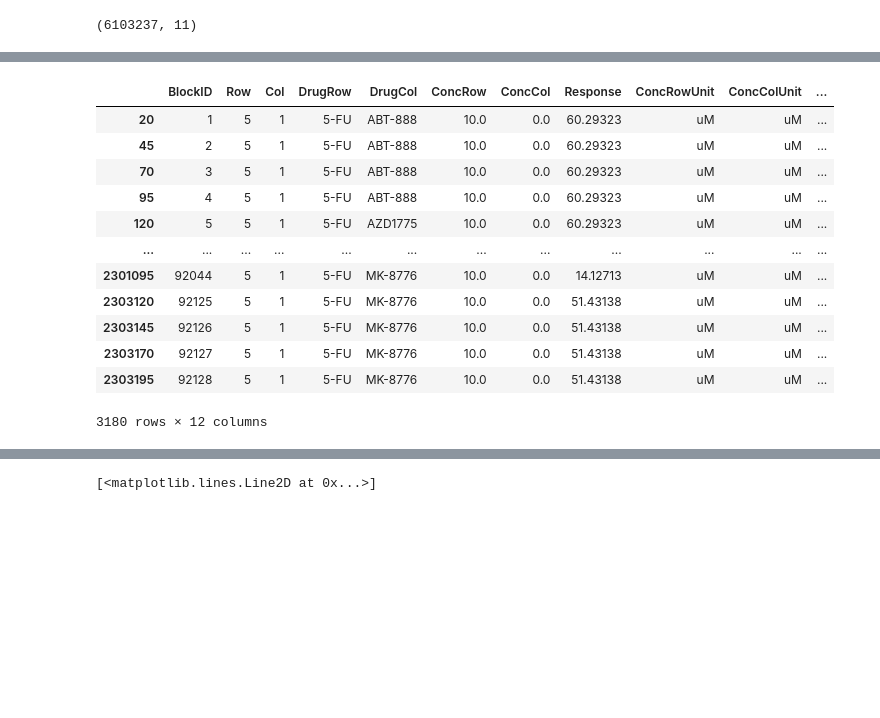
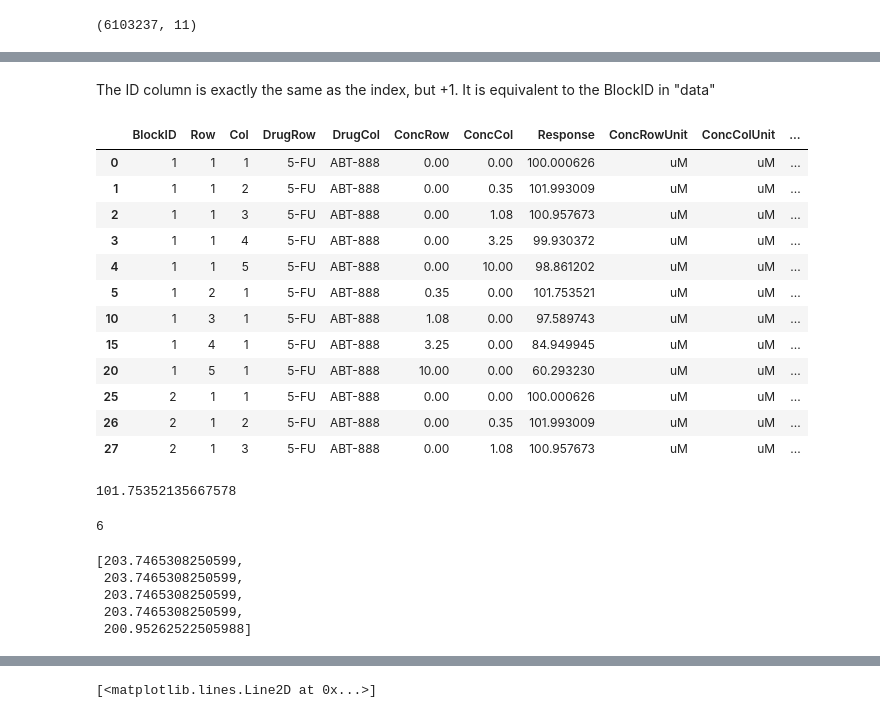
Before and after one commit to stefanhuber1510/marbleProject, a Jupyter notebook: scoring/reconstructGlobalClassifier.ipynb, the cells around one changed output, grey strips where cells are left out. Saved outputs shown, nothing was run; the diff lists cells and outputs as text; code cells hidden in the pictures; blank space fills up the shorter version.

```diff
--- a/scoring/reconstructGlobalClassifier.ipynb
+++ b/scoring/reconstructGlobalClassifier.ipynb
@@ -48,16 +69,31 @@ data[data["ConcCol"]==0].groupby(["DrugRow","Cell line"]).mean()
+# %% [markdown]
+The ID column is exactly the same as the index, but +1. It is equivalent to the BlockID in "data"
 # %%
-data[data["DrugRow"]=="5-FU"][data["ConcCol"]==0][data["ConcRow"]==10]
+monotherapy = data[ (data["ConcRow"]==0) | (data["ConcCol"]==0)]
+del data
-# %% [output]
-|  | BlockID | Row | Col | DrugRow | DrugCol | ConcRow | ConcCol | Response | ConcRowUnit | ConcColUnit | ... |
-| 20 | 1 | 5 | 1 | 5-FU | ABT-888 | 10.0 | 0.0 | 60.29323 | uM | uM | ... |
-| 45 | 2 | 5 | 1 | 5-FU | ABT-888 | 10.0 | 0.0 | 60.29323 | uM | uM | ... |
-| 70 | 3 | 5 | 1 | 5-FU | ABT-888 | 10.0 | 0.0 | 60.29323 | uM | uM | ... |
-| 95 | 4 | 5 | 1 | 5-FU | ABT-888 | 10.0 | 0.0 | 60.29323 | uM | uM | ... |
-| 120 | 5 | 5 | 1 | 5-FU | AZD1775 | 10.0 | 0.0 | 60.29323 | uM | uM | ... |
-| ... | ... | ... | ... | ... | ... | ... | ... | ... | ... | ... | ... |
-| 2301095 | 92044 | 5 | 1 | 5-FU | MK-8776 | 10.0 | 0.0 | 14.12713 | uM | uM | ... |
-| 2303120 | 92125 | 5 | 1 | 5-FU | MK-8776 | 10.0 | 0.0 | 51.43138 | uM | uM | ... |
-| 2303145 | 92126 | 5 | 1 | 5-FU | MK-8776 | 10.0 | 0.0 | 51.43138 | uM | uM | ... |
-| 2303170 | 92127 | 5 | 1 | 5-FU | MK-8776 | 10.0 | 0.0 | 51.43138 | uM | uM | ... |
-| 2303195 | 92128 | 5 | 1 | 5-FU | MK-8776 | 10.0 | 0.0 | 51.43138 | uM | uM | ... |
-3180 rows × 12 columns
+# %%
+monotherapy.head(12)
+# %% [output]
+|  | BlockID | Row | Col | DrugRow | DrugCol | ConcRow | ConcCol | Response | ConcRowUnit | ConcColUnit | ... |
+| 0 | 1 | 1 | 1 | 5-FU | ABT-888 | 0.00 | 0.00 | 100.000626 | uM | uM | ... |
+| 1 | 1 | 1 | 2 | 5-FU | ABT-888 | 0.00 | 0.35 | 101.993009 | uM | uM | ... |
+| 2 | 1 | 1 | 3 | 5-FU | ABT-888 | 0.00 | 1.08 | 100.957673 | uM | uM | ... |
+| 3 | 1 | 1 | 4 | 5-FU | ABT-888 | 0.00 | 3.25 | 99.930372 | uM | uM | ... |
+| 4 | 1 | 1 | 5 | 5-FU | ABT-888 | 0.00 | 10.00 | 98.861202 | uM | uM | ... |
+| 5 | 1 | 2 | 1 | 5-FU | ABT-888 | 0.35 | 0.00 | 101.753521 | uM | uM | ... |
+| 10 | 1 | 3 | 1 | 5-FU | ABT-888 | 1.08 | 0.00 | 97.589743 | uM | uM | ... |
+| 15 | 1 | 4 | 1 | 5-FU | ABT-888 | 3.25 | 0.00 | 84.949945 | uM | uM | ... |
+| 20 | 1 | 5 | 1 | 5-FU | ABT-888 | 10.00 | 0.00 | 60.293230 | uM | uM | ... |
+| 25 | 2 | 1 | 1 | 5-FU | ABT-888 | 0.00 | 0.00 | 100.000626 | uM | uM | ... |
+| 26 | 2 | 1 | 2 | 5-FU | ABT-888 | 0.00 | 0.35 | 101.993009 | uM | uM | ... |
+| 27 | 2 | 1 | 3 | 5-FU | ABT-888 | 0.00 | 1.08 | 100.957673 | uM | uM | ... |
+# %%
+monotherapy1 = monotherapy[monotherapy["BlockID"]==1]
+min(monotherapy1[(monotherapy1["Row"]==2)|(monotherapy1["Col"]==2)]['Response'])
+# %% [output]
+101.75352135667578
+# %%
+abc = [1,3,6,7]
+abc[-2]
+# %% [output]
+6
@@ -63,0 +130,8 @@ data[data["DrugRow"]=="5-FU"][data["ConcCol"]==0][data["ConcRow"]==10]
+# %%
+sum1ab
+# %% [output]
+[203.7465308250599,
+ 203.7465308250599,
+ 203.7465308250599,
+ 203.7465308250599,
+ 200.95262522505988]
```
Also changed, not shown: parts of 11 cells of this notebook.
